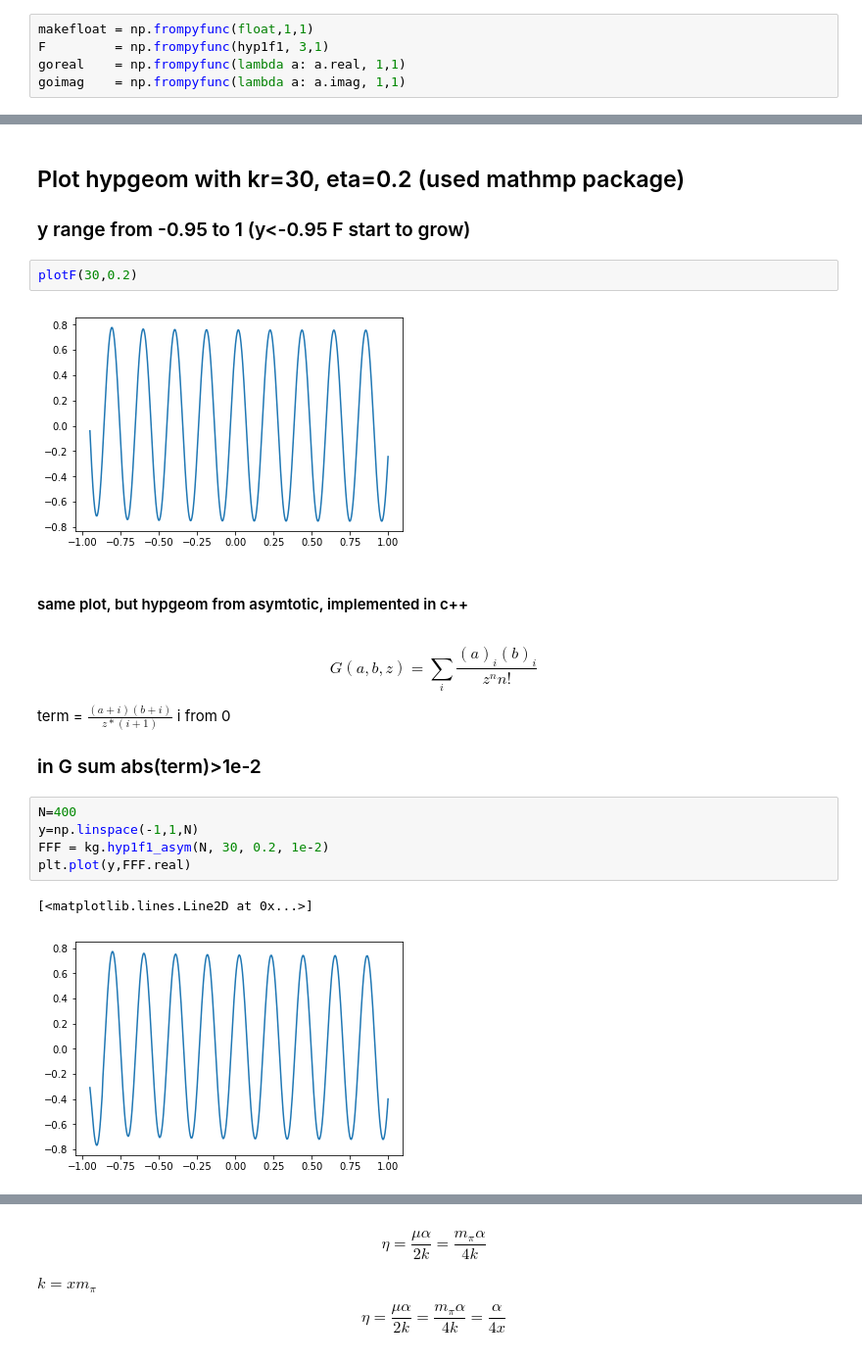
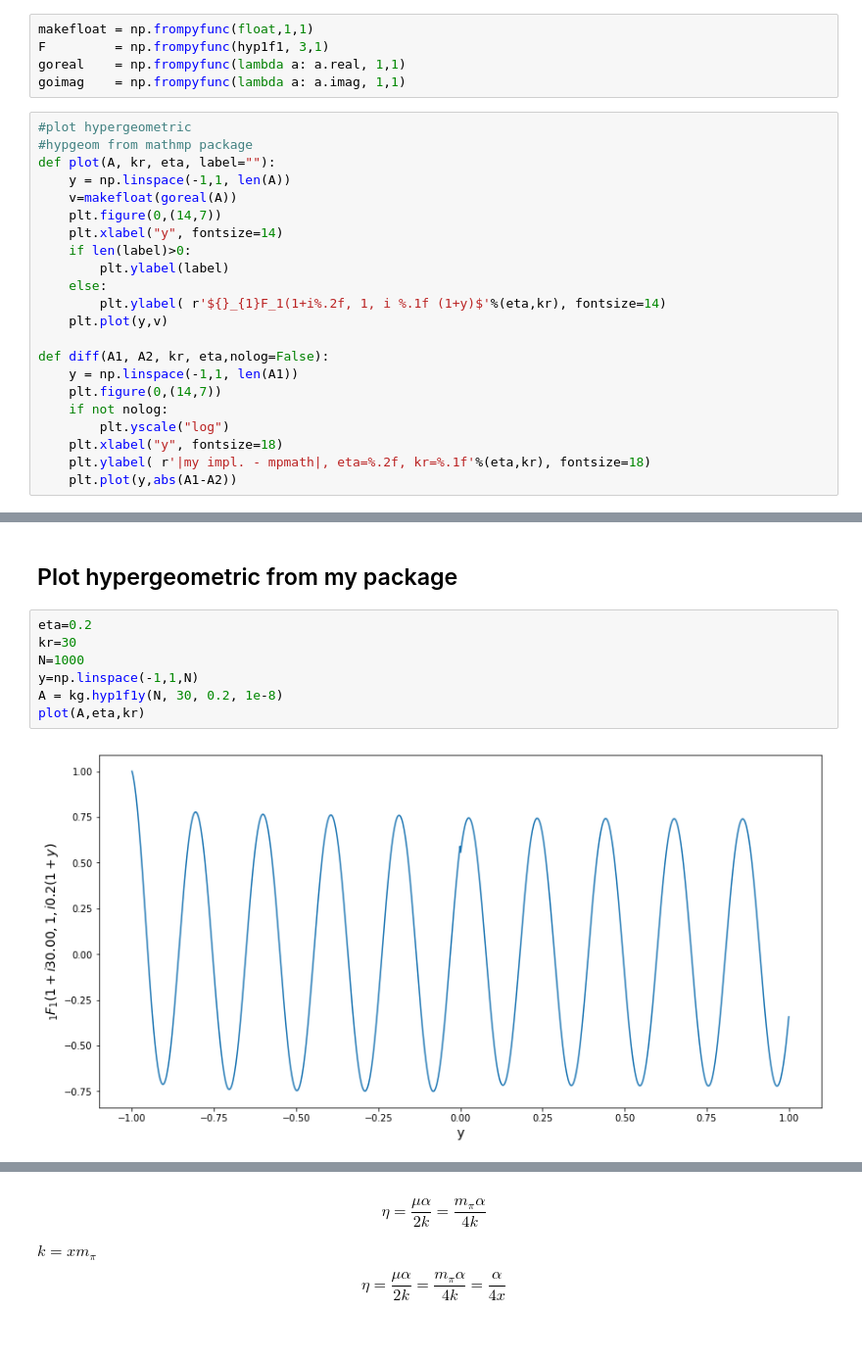
Before and after one commit to qati/HBTCoulombCorrection, a Jupyter notebook: Hypgeom.ipynb, the cells around one changed output, grey strips where cells are left out. Shown at 98% size. Cells and saved outputs as stored; diff of their text form.

Commit message:
hypgeom implementation

```diff
--- a/Hypgeom.ipynb
+++ b/Hypgeom.ipynb
@@ -13,3 +13,25 @@ makefloat = np.frompyfunc(float,1,1)
 F         = np.frompyfunc(hyp1f1, 3,1)
 goreal    = np.frompyfunc(lambda a: a.real, 1,1)
 goimag    = np.frompyfunc(lambda a: a.imag, 1,1)
+# %%
+#plot hypergeometric
+#hypgeom from mathmp package
+def plot(A, kr, eta, label=""):
+    y = np.linspace(-1,1, len(A))
+    v=makefloat(goreal(A))
+    plt.figure(0,(14,7))
+    plt.xlabel("y", fontsize=14)
+    if len(label)>0:
+        plt.ylabel(label)
+    else:
+        plt.ylabel( r'${}_{1}F_1(1+i%.2f, 1, i %.1f (1+y)$'%(eta,kr), fontsize=14)
+    plt.plot(y,v)
+
+def diff(A1, A2, kr, eta,nolog=False):
+    y = np.linspace(-1,1, len(A1))
+    plt.figure(0,(14,7))
+    if not nolog:
+        plt.yscale("log")
+    plt.xlabel("y", fontsize=18)
+    plt.ylabel( r'|my impl. - mpmath|, eta=%.2f, kr=%.1f'%(eta,kr), fontsize=18)
+    plt.plot(y,abs(A1-A2))
@@ -24,25 +48,11 @@ def plotF(kr, eta):
-# %% [markdown]
-## Plot hypgeom with kr=30, eta=0.2 (used mathmp package)
-
-### y range from -0.95 to 1 (y<-0.95 F start to grow)
-# %%
-plotF(30,0.2)
-# %% [output]
-[figure, removed]
-# %% [markdown]
-#### same plot, but hypgeom from asymtotic, implemented in c++
-# %% [markdown]
-\begin{equation}
-G(a,b,z) = \sum_i \frac{(a)_i(b)_i}{z^n n!}
-\end{equation}
-
-term = $\frac{(a+i)(b+i)}{z*(i+1)}$ i from 0
-### in G  sum abs(term)>1e-2
+# %% [markdown]
+## Plot hypergeometric from my package
 # %%
-N=400
+eta=0.2
+kr=30
+N=1000
 y=np.linspace(-1,1,N)
-FFF = kg.hyp1f1_asym(N, 30, 0.2, 1e-2)
-plt.plot(y,FFF.real)
+A = kg.hyp1f1y(N, 30, 0.2, 1e-8)
+plot(A,eta,kr)
 # %% [output]
-[<matplotlib.lines.Line2D at 0x...>]
-[figure, old version]
+[figure, new version]
```
Also changed, not shown: parts of 22 cells of this notebook.
